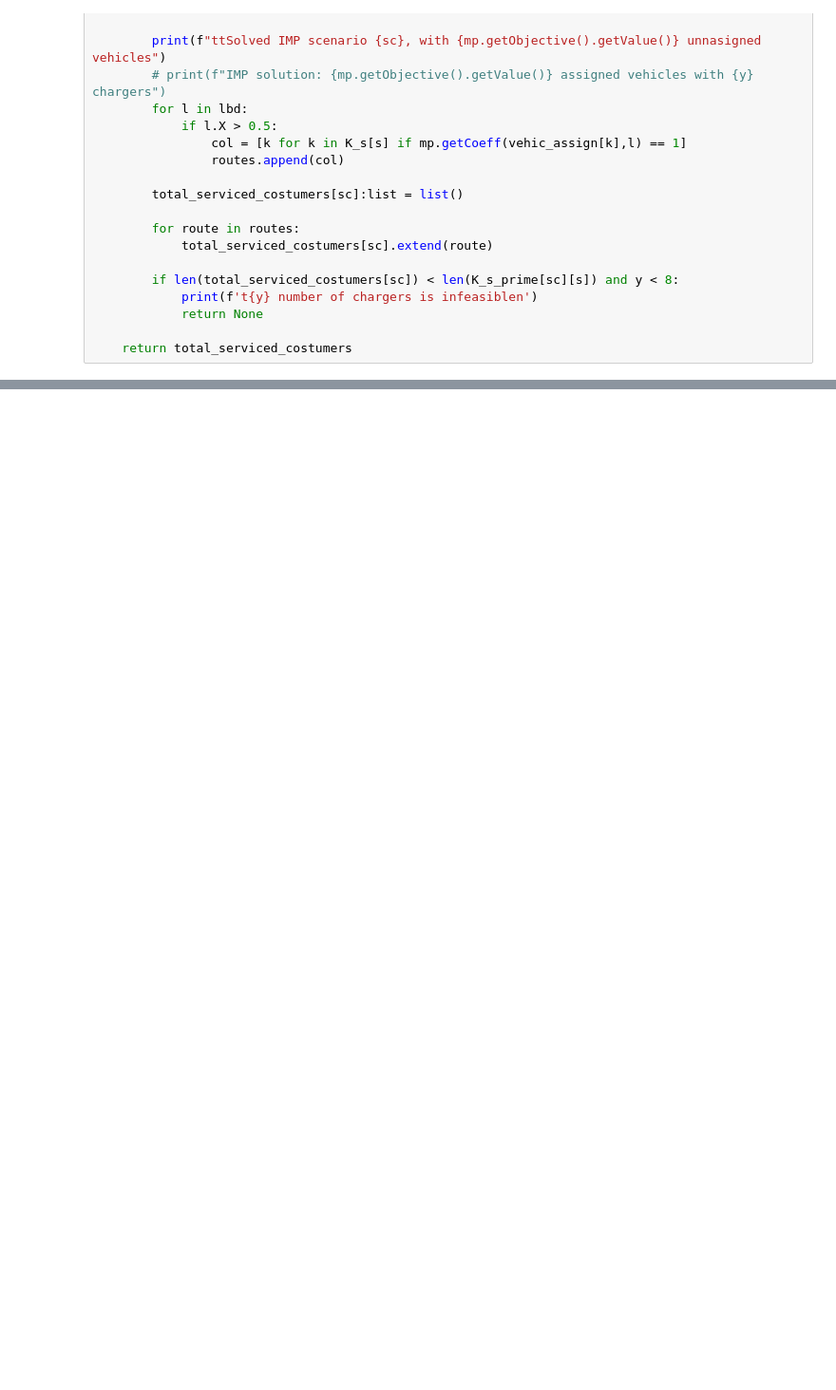
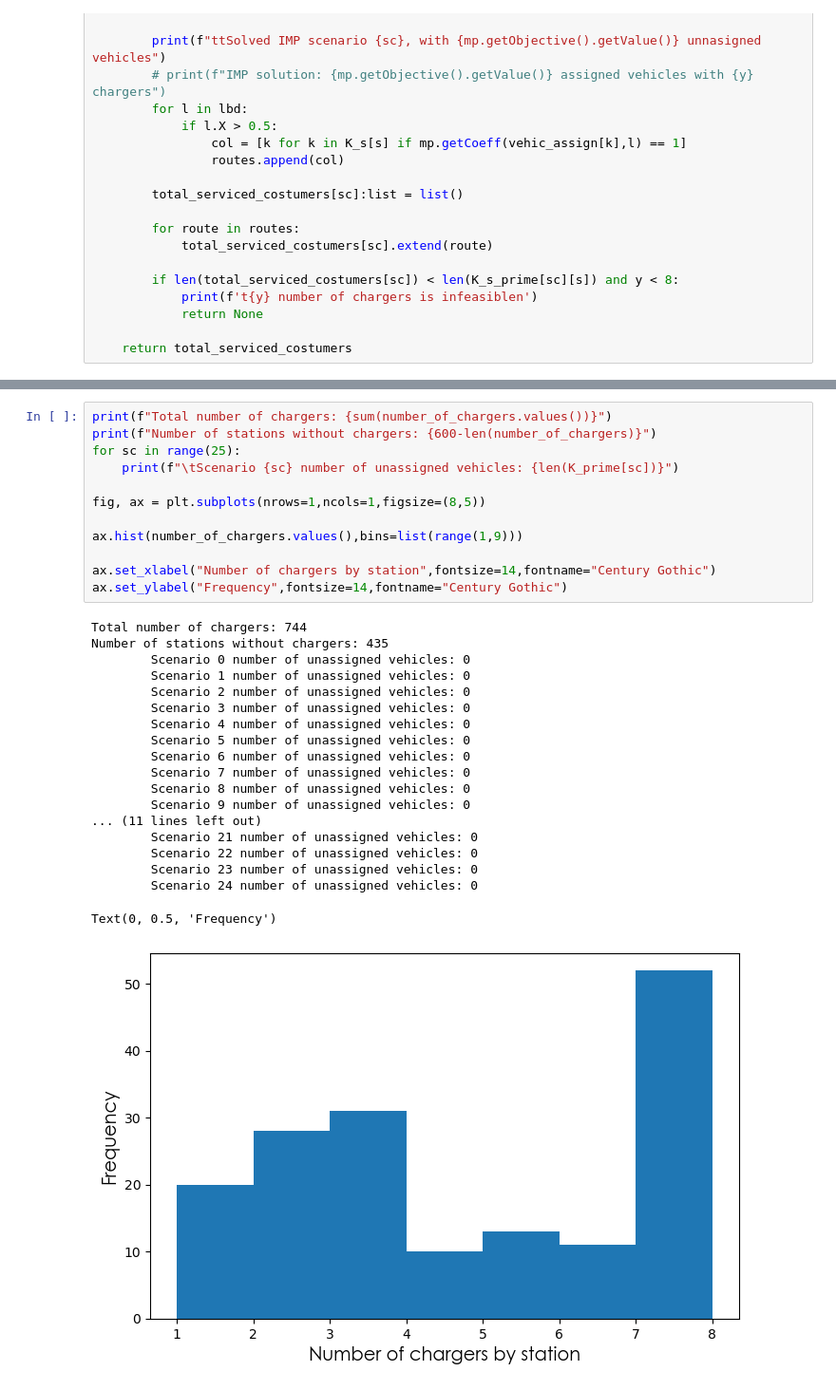
Before and after one commit to juanbeta98/MOPTA-23, a Jupyter notebook: Number of chargers.ipynb, the cells around one changed output, grey strips where cells are left out. Shown at 95% size. Drawn from its saved outputs; the diff is of its cells as text; blank space fills up the shorter version.

```diff
--- a/Number of chargers.ipynb
+++ b/Number of chargers.ipynb
@@ -172,0 +197,32 @@ while True:
+# %%
+print(f"Total number of chargers: {sum(number_of_chargers.values())}")
+print(f"Number of stations without chargers: {600-len(number_of_chargers)}")
+for sc in range(25):
+    print(f"\tScenario {sc} number of unassigned vehicles: {len(K_prime[sc])}")
+
+fig, ax = plt.subplots(nrows=1,ncols=1,figsize=(8,5))
+
+ax.hist(number_of_chargers.values(),bins=list(range(1,9)))
+
+ax.set_xlabel("Number of chargers by station",fontsize=14,fontname="Century Gothic")
+ax.set_ylabel("Frequency",fontsize=14,fontname="Century Gothic")
+# %% [output]
+Total number of chargers: 744
+Number of stations without chargers: 435
+        Scenario 0 number of unassigned vehicles: 0
+        Scenario 1 number of unassigned vehicles: 0
+        Scenario 2 number of unassigned vehicles: 0
+        Scenario 3 number of unassigned vehicles: 0
+        Scenario 4 number of unassigned vehicles: 0
+        Scenario 5 number of unassigned vehicles: 0
+        Scenario 6 number of unassigned vehicles: 0
+        Scenario 7 number of unassigned vehicles: 0
+        Scenario 8 number of unassigned vehicles: 0
+        Scenario 9 number of unassigned vehicles: 0
+... (11 lines left out)
+        Scenario 21 number of unassigned vehicles: 0
+        Scenario 22 number of unassigned vehicles: 0
+        Scenario 23 number of unassigned vehicles: 0
+        Scenario 24 number of unassigned vehicles: 0
+Text(0, 0.5, 'Frequency')
+[figure, added]
```
Also changed, not shown: parts of 2 cells of this notebook, 5 other files.
